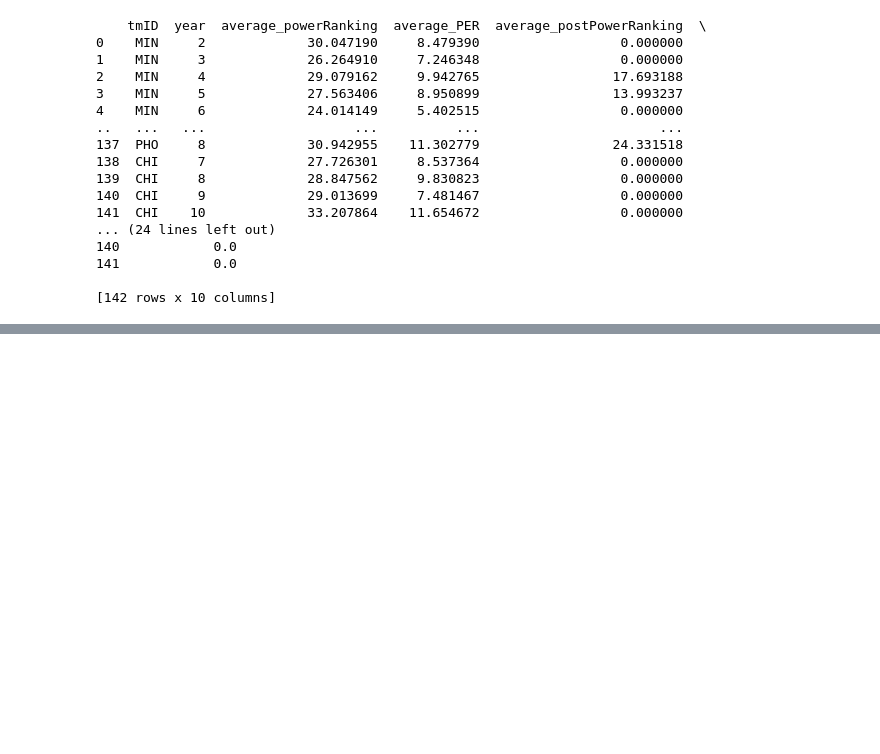
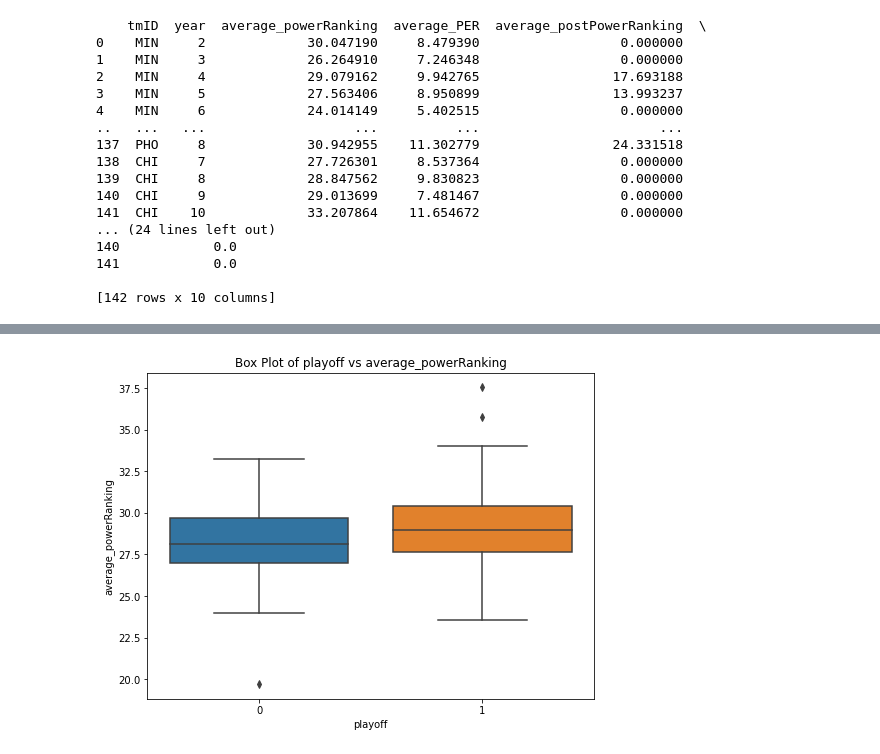
Before and after one commit to zearaujo11/AC, a Jupyter notebook: create_feature_eng_dataset.ipynb, the cells around one changed output, grey strips where cells are left out. Saved outputs shown, nothing was run; the diff lists cells and outputs as text; code cells hidden in the pictures; blank space fills up the shorter version.

```diff
--- a/create_feature_eng_dataset.ipynb
+++ b/create_feature_eng_dataset.ipynb
@@ -341,0 +391,12 @@ print(feature_engineering_dataset)
+# %%
+biserial_corr, _ = pointbiserialr(feature_engineering_dataset['playoff'], feature_engineering_dataset['average_powerRanking'])
+
+
+plt.figure(figsize=(8, 6))
+sns.boxplot(x='playoff', y='average_powerRanking', data=feature_engineering_dataset)
+plt.title('Box Plot of playoff vs average_powerRanking')
+plt.xlabel('playoff')
+plt.ylabel('average_powerRanking')
+plt.show()
+# %% [output]
+[figure, added]
```
Also changed, not shown: parts of 4 cells of this notebook.
